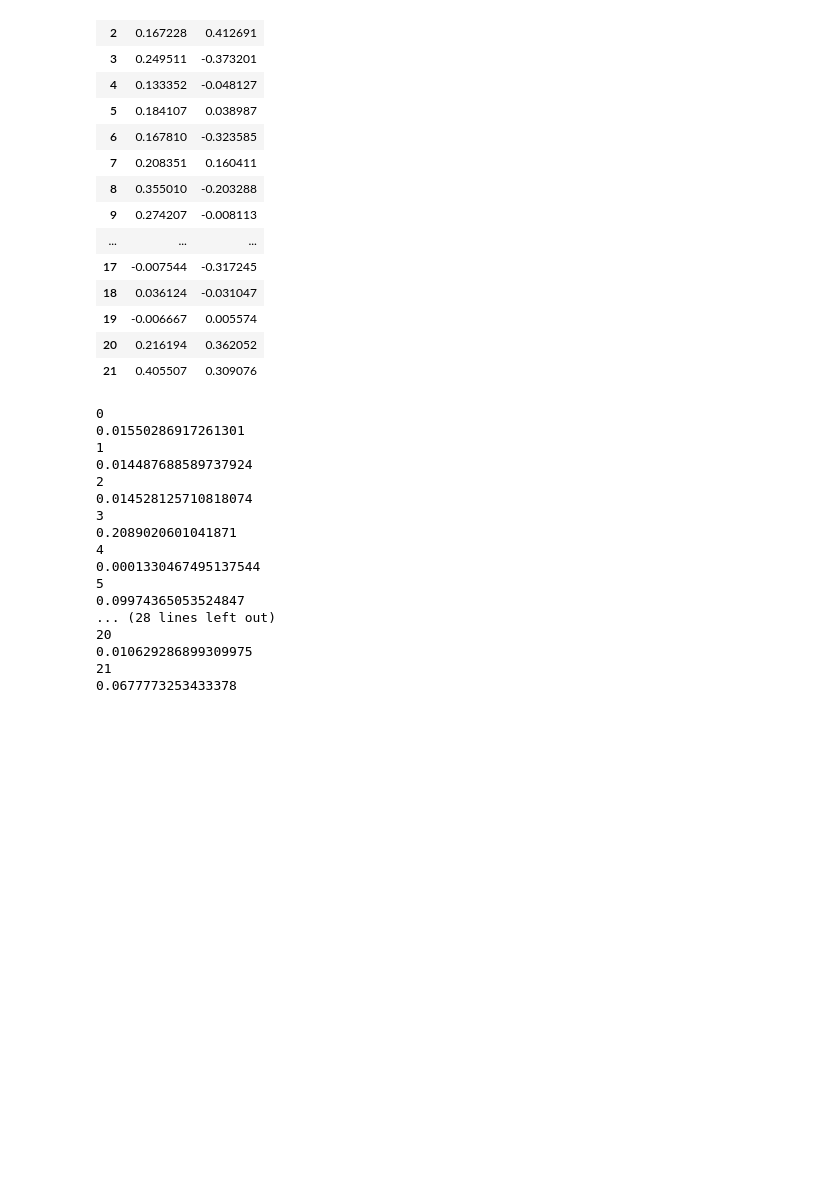
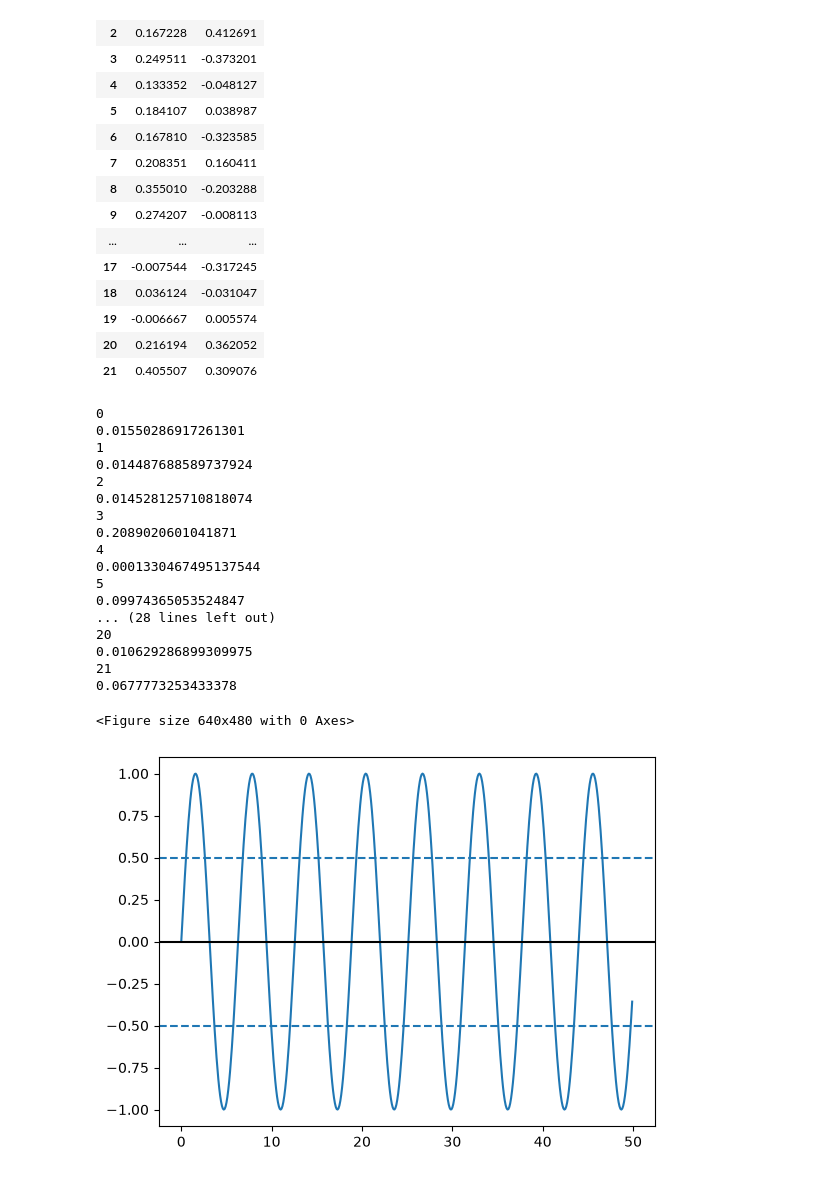
Before and after one commit to bstan218/podosome-ode, a Jupyter notebook: analysis.ipynb, the cells around one changed output. Cells and saved outputs as stored; diff of their text form; code cells hidden in the pictures; blank space fills up the shorter version.

Commit message:
sup image

```diff
--- a/analysis.ipynb
+++ b/analysis.ipynb
@@ -162,6 +163,9 @@ for i, row in X.T.iterrows():
     model.fit(a, np.array(fitnesses))
     score = model.score(a,np.array(fitnesses))
     print(score)
+    plt.scatter(a, fitnesses)
+    plt.savefig(f'figures/regression/{i}.png')
+    plt.clf()
 
 #Conclusion: poor correlation between fitness and individual parameters
 # %% [output]
@@ -182,7 +186,21 @@ for i, row in X.T.iterrows():
 0.010629286899309975
 21
 0.0677773253433378
+<Figure size 640x480 with 0 Axes>
 # %%
 #TODO Distribution of optimal parameters
 #boxplots where each box is a
 # For osc
+# %%
+
+#SUP Figures
+t = [x/10 for x in range(500)]
+plt.plot(t, np.sin(t))
+plt.axhline(y=0, linestyle='-', color='black')
+plt.axhline(y=0.5, linestyle='--')
+plt.axhline(y=-0.5, linestyle='--')
+
+plt.savefig('figures/objective_function.png')
+plt.show()
+# %% [output]
+[figure, added]
```
Also changed, not shown: parts of 1 cell of this notebook, 23 other files.
